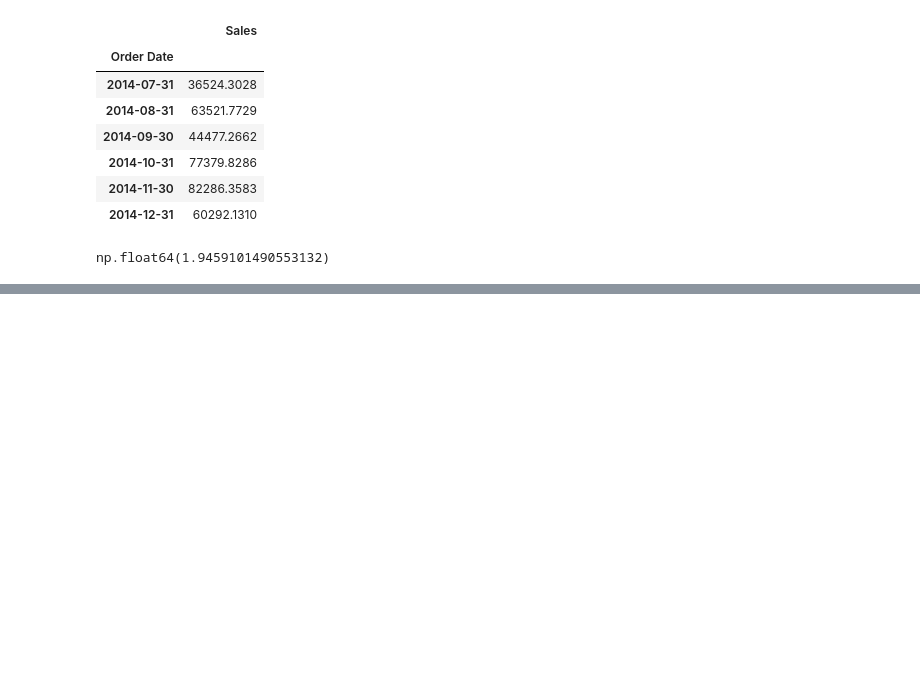
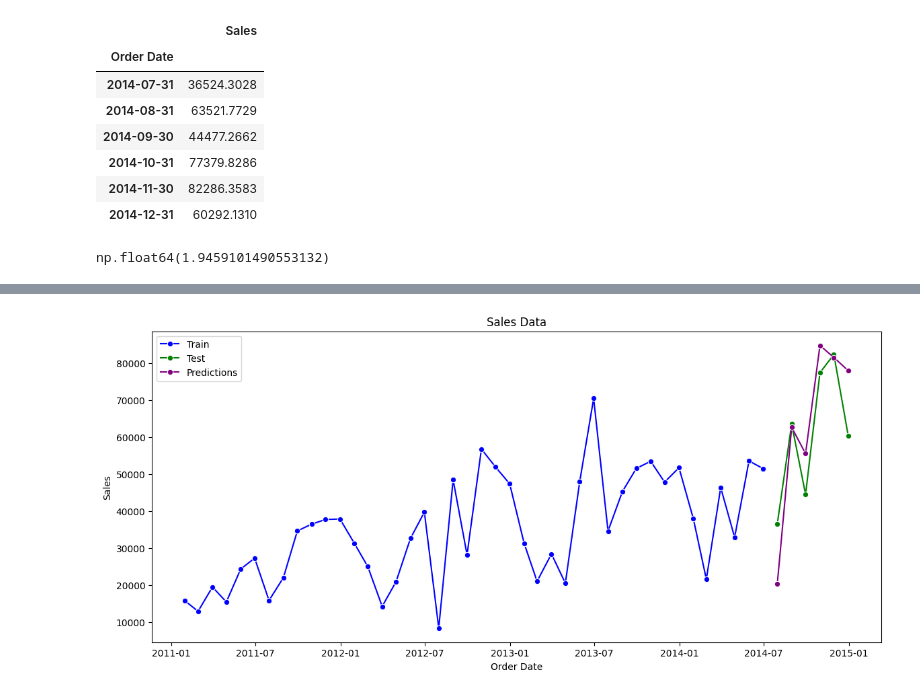
Before and after one commit to sk-shahsi/ML_Model, a Jupyter notebook: Time_series.ipynb, the cells around one changed output, grey strips where cells are left out. Saved outputs shown, nothing was run; the diff lists cells and outputs as text; code cells hidden in the pictures; blank space fills up the shorter version.

```diff
--- a/Time_series.ipynb
+++ b/Time_series.ipynb
@@ -610,0 +793,9 @@ np.float64(1.9459101490553132)
+# %%
+# Plot the time series data with the train-test split and the testing data predictions
+plt.figure(figsize = (14, 6))
+sns.lineplot(data = df_train, x = 'Order Date', y = 'Sales', marker = 'o', color = 'blue', label = 'Train')
+sns.lineplot(data = df_test, x = 'Order Date', y = 'Sales', marker = 'o', color = 'green', label = 'Test')
+sns.lineplot(x = df_preds.index[train_len:], y = df_preds.values[train_len:], marker = 'o', color = 'purple', label = 'Predictions')
+plt.title('Sales Data');
+# %% [output]
+[figure, added]
```
Also changed, not shown: parts of 33 cells of this notebook.
